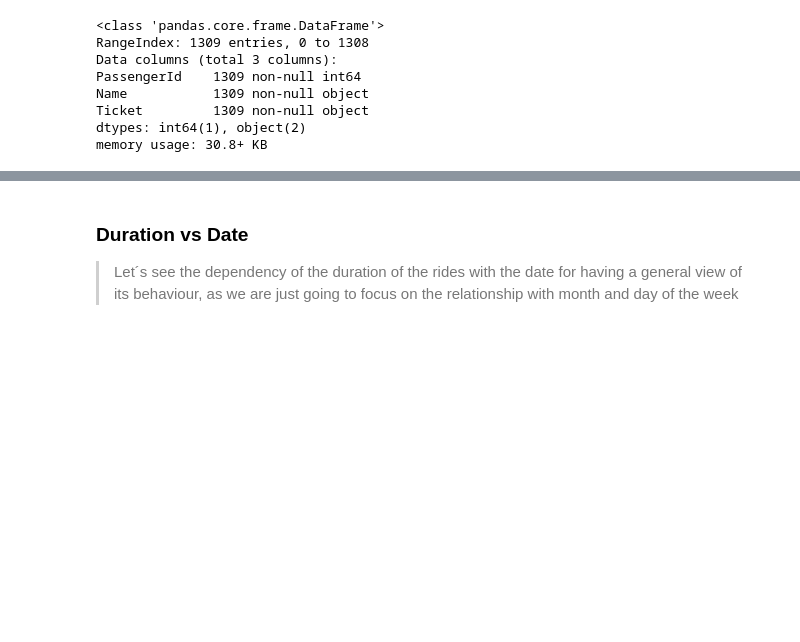
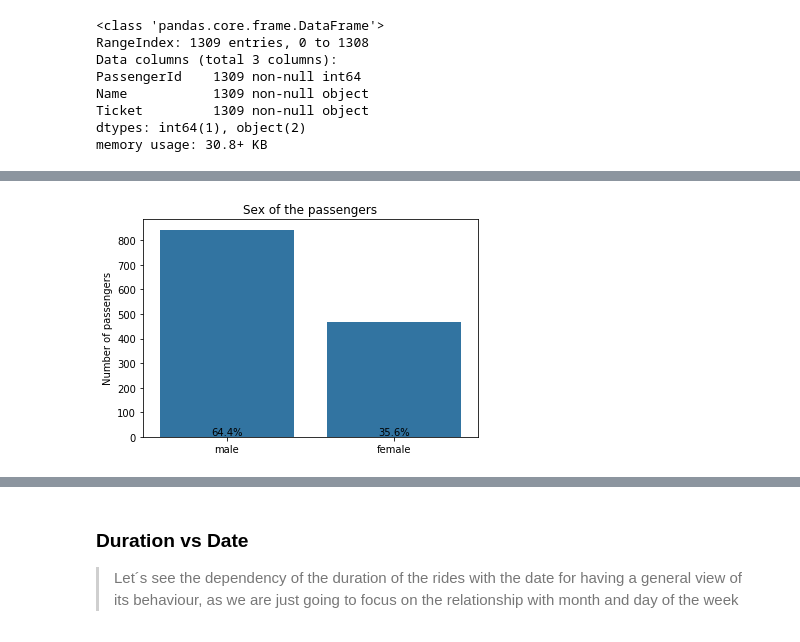
Before and after one commit to canceleiro/Titanic-Disaster, a Jupyter notebook: Titanic_Disaster.ipynb, the cells around one changed output, grey strips where cells are left out. Cells and saved outputs as stored; diff of their text form; code cells hidden in the pictures; blank space fills up the shorter version.

```diff
--- a/Titanic_Disaster.ipynb
+++ b/Titanic_Disaster.ipynb
@@ -553,0 +495,4 @@ plt.title('Trips per type of user');
+# %%
+graph_1('Sex of the passengers', df_tit,'Sex',0)
+# %% [output]
+[figure, added]
```
Also changed, not shown: parts of 51 cells of this notebook.
